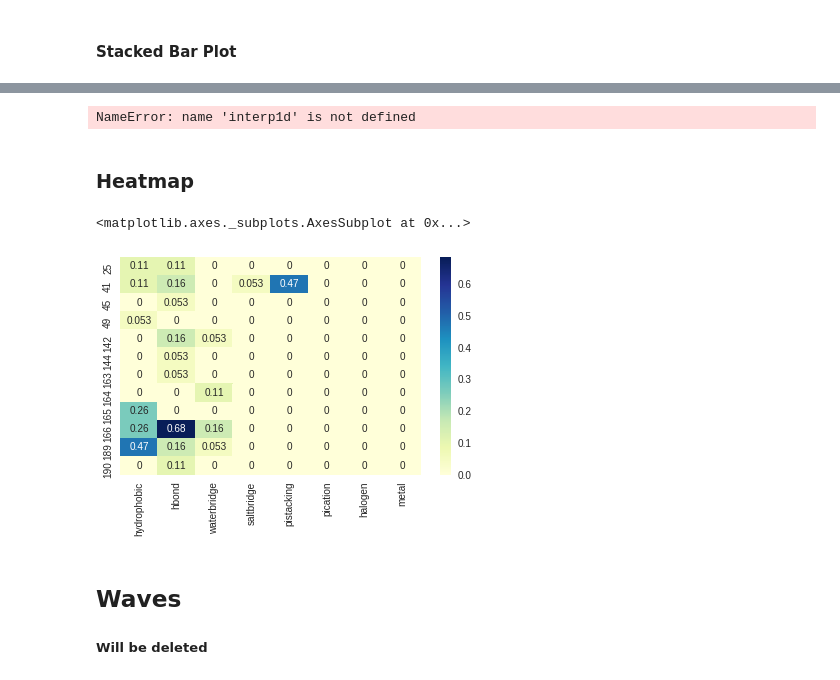
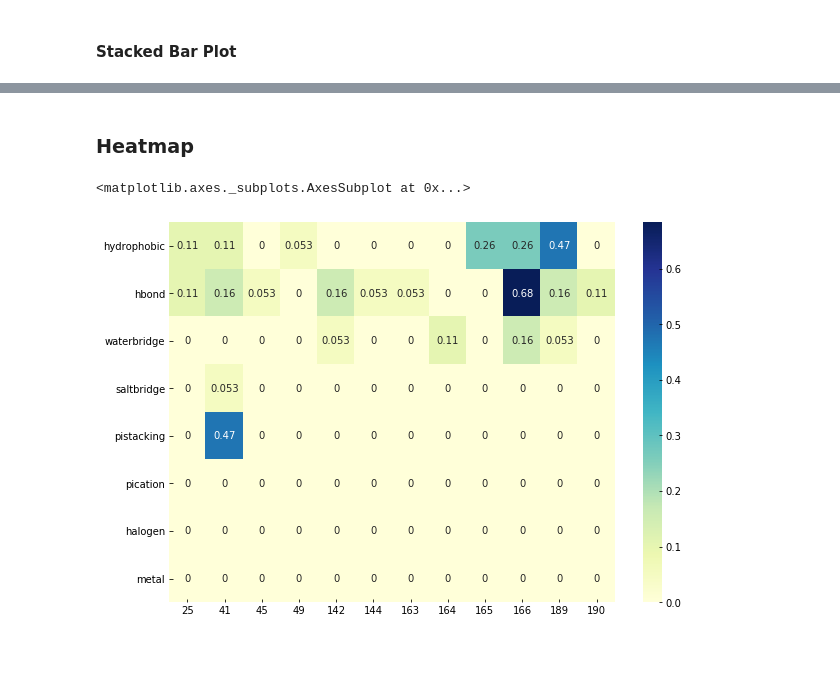
Before and after one commit to volkamerlab/plipify, a Jupyter notebook: plipify/Plipify.ipynb, the cells around one changed output, grey strips where cells are left out. Drawn from its saved outputs; the diff is of its cells as text; code cells hidden in the pictures; blank space fills up the shorter version.

```diff
--- a/plipify/Plipify.ipynb
+++ b/plipify/Plipify.ipynb
@@ -134,6 +141,8 @@ freq_fp
 from plip_fingerprints import divide_list
 int_types = ["hydrophobic", "hbond", "waterbridge", "saltbridge", "pistacking", "pication", "halogen", "metal"]
 # %%
+# create dataframe from fp
+residues = read_residues(residue_file)
 res_fp = list(divide_list(freq_fp,len(int_types)))
 fp_df = pd.DataFrame(res_fp, columns = int_types, index = residues)
 # %%
@@ -166,10 +178,10 @@ df_plot = fp_df.loc[:, (fp_df != 0).any(axis=0)] # drop empty columns
 import matplotlib
 import matplotlib.pyplot as plt
 
-matplotlib.style.use('seaborn')
+matplotlib.style.use('bmh')
 
 plotdata = df_plot.T
-plotdata.plot(kind='bar', stacked=True)
+plotdata.plot(kind='bar', stacked=True, figsize=(15,7))
 plt.title("Residue Interactions")
 plt.xlabel("Residues")
 plt.ylabel("Frequency")
@@ -197,25 +191,10 @@ Text(0,0.5,'Frequency')
-# %%
-f1 = interp1d(plotdata.index, plotdata['Weight_A'],kind='cubic')
-
-df2 = pd.DataFrame()
-new_index = np.arange(2005,2031)
-df2['Weight_A'] = f1(new_index)
-df2['Weight_B'] = f2(new_index)
-df2['Weight_C'] = f3(new_index)
-df2.index = new_index
-int_types = ["hydrophobic", "hbond", "waterbridge", "saltbridge", "pistacking", "pication", "halogen", "metal"]
-# %% [output]
-NameError: name 'interp1d' is not defined
 # %% [markdown]
 ### Heatmap
 # %%
 import seaborn as sns
 %matplotlib inline
-
-sns.heatmap(plotdata, annot=True, cmap="YlGnBu")
+fig, ax = plt.subplots(figsize=(10,7)) # plot size
+sns.heatmap(plotdata.T, annot=True, cmap="YlGnBu", ax=ax)
 # %% [output]
 <matplotlib.axes._subplots.AxesSubplot at 0x...>
-[figure, old version]
+[figure, new version]
-# %% [markdown]
-## Waves
-##### Will be deleted
```
Also changed, not shown: parts of 28 cells of this notebook.
